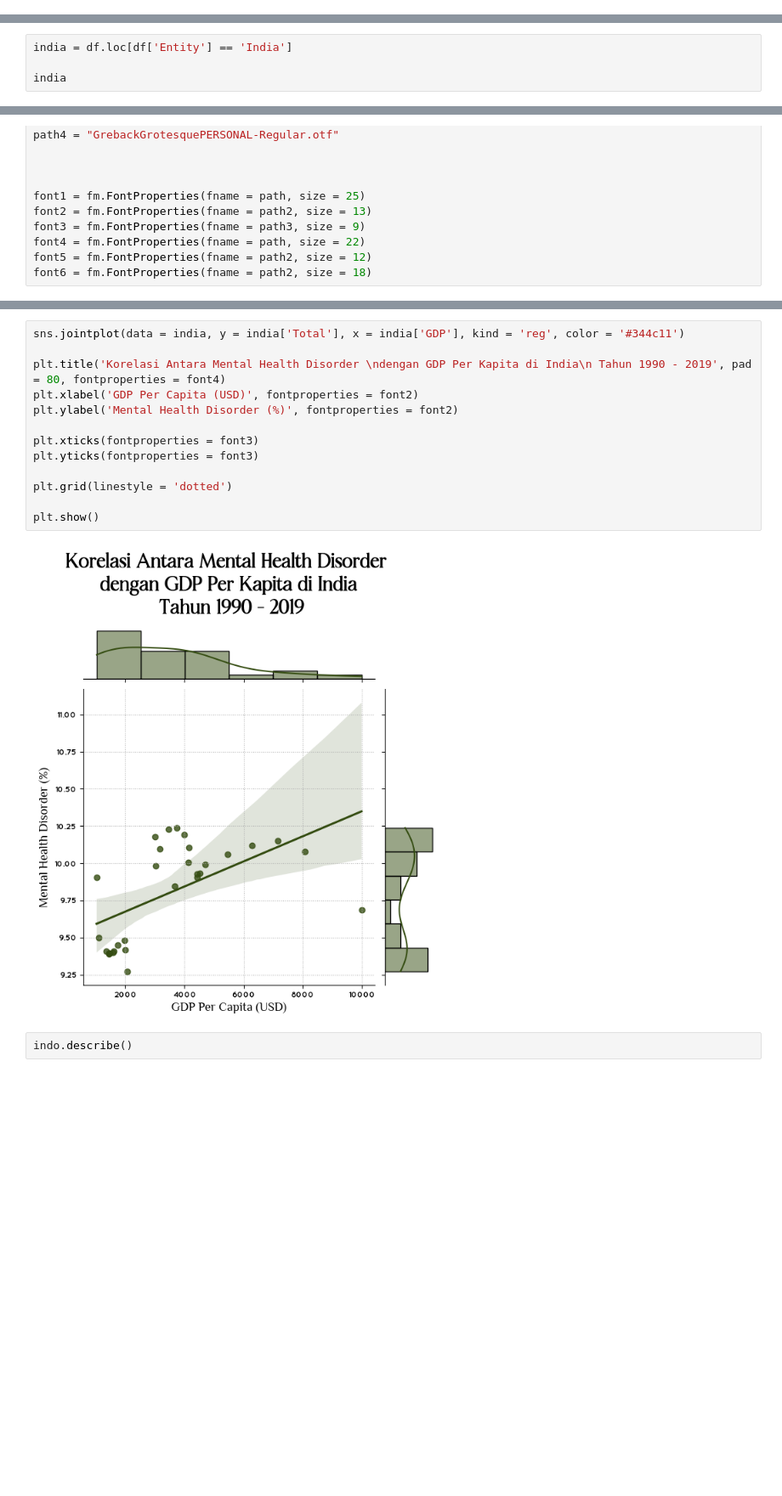
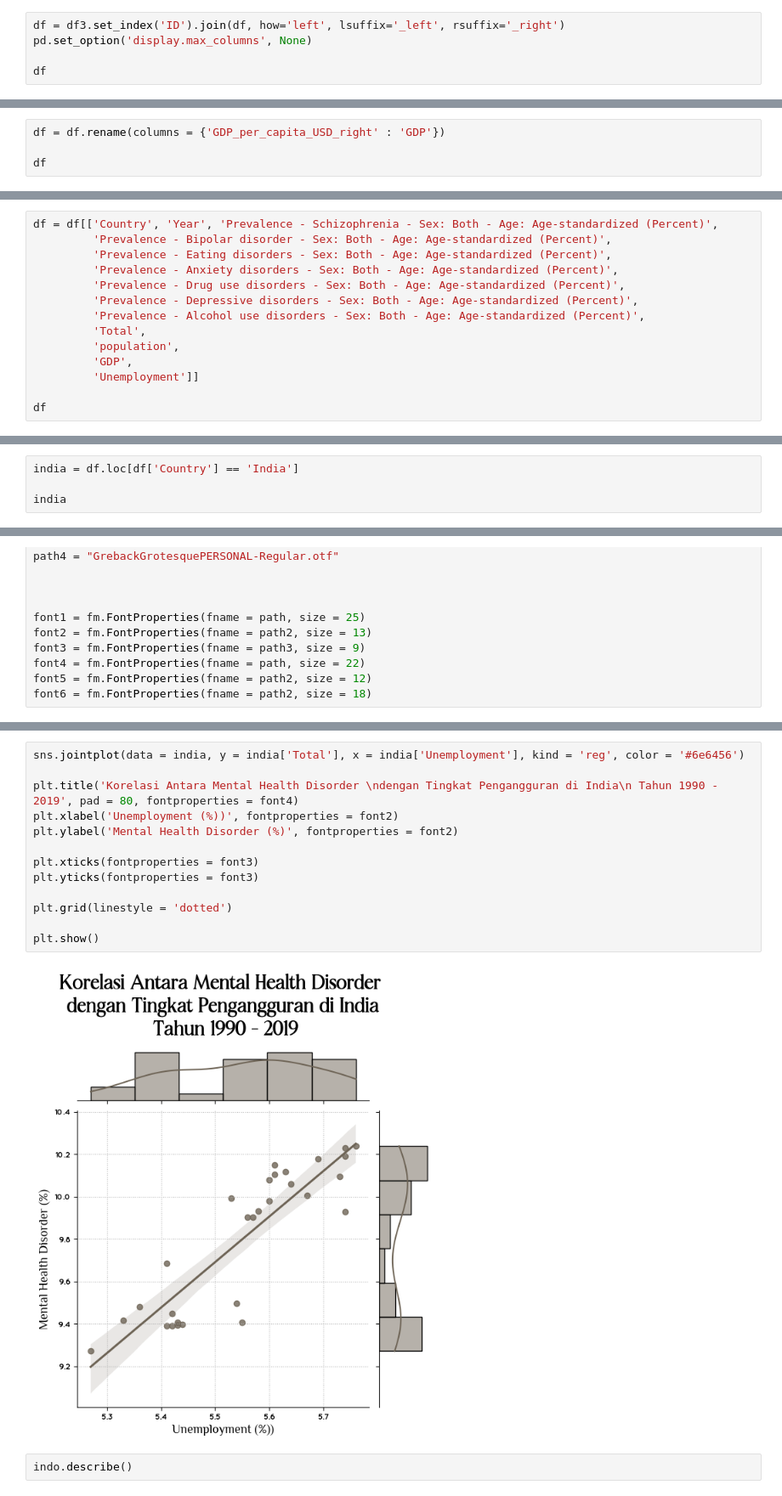
Before and after one commit to ikariyani/python-100daysChallenge, a Jupyter notebook: PROJECT/DAY 98/MENTAL HEALTH DISORDER DAY 8.ipynb, the cells around one changed output, grey strips where cells are left out. Shown at 85% size. Saved outputs shown, nothing was run; the diff lists cells and outputs as text; blank space fills up the shorter version.

```diff
--- a/PROJECT/DAY 98/MENTAL HEALTH DISORDER DAY 8.ipynb
+++ b/PROJECT/DAY 98/MENTAL HEALTH DISORDER DAY 8.ipynb
@@ -331,0 +569,5 @@ merge
+# %%
+df = df3.set_index('ID').join(df, how='left', lsuffix='_left', rsuffix='_right')
+pd.set_option('display.max_columns', None)
+
+df
@@ -331,0 +593,4 @@ merge
+# %%
+df = df.rename(columns = {'GDP_per_capita_USD_right' : 'GDP'})
+
+df
@@ -331,0 +616,14 @@ merge
+# %%
+df = df[['Country', 'Year', 'Prevalence - Schizophrenia - Sex: Both - Age: Age-standardized (Percent)',
+         'Prevalence - Bipolar disorder - Sex: Both - Age: Age-standardized (Percent)',
+         'Prevalence - Eating disorders - Sex: Both - Age: Age-standardized (Percent)',
+         'Prevalence - Anxiety disorders - Sex: Both - Age: Age-standardized (Percent)',
+         'Prevalence - Drug use disorders - Sex: Both - Age: Age-standardized (Percent)',
+         'Prevalence - Depressive disorders - Sex: Both - Age: Age-standardized (Percent)',
+         'Prevalence - Alcohol use disorders - Sex: Both - Age: Age-standardized (Percent)',
+         'Total',
+         'population',
+         'GDP',
+         'Unemployment']]
+
+df
@@ -332,5 +649,5 @@ merge
 # %%
-india = df.loc[df['Entity'] == 'India']
+india = df.loc[df['Country'] == 'India']
 
 india
 # %% [output]
@@ -526,18 +845,18 @@ plt.show()
 # %%
-sns.jointplot(data = india, y = india['Total'], x = india['GDP'], kind = 'reg', color = '#344c11')
+sns.jointplot(data = india, y = india['Total'], x = india['Unemployment'], kind = 'reg', color = '#6e6456')
 
-plt.title('Korelasi Antara Mental Health Disorder \ndengan GDP Per Kapita di India\n Tahun 1990 - 2019', pad = 80, fontproperties = font4)
-plt.xlabel('GDP Per Capita (USD)', fontproperties = font2)
+plt.title('Korelasi Antara Mental Health Disorder \ndengan Tingkat Pengangguran di India\n Tahun 1990 - 2019', pad = 80, fontproperties = font4)
+plt.xlabel('Unemployment (%))', fontproperties = font2)
 plt.ylabel('Mental Health Disorder (%)', fontproperties = font2)
 
 plt.xticks(fontproperties = font3)
 plt.yticks(fontproperties = font3)
 
 plt.grid(linestyle = 'dotted')
 
 plt.show()
 # %% [output]
-[figure, old version]
+[figure, new version]
 # %%
 indo.describe()
 # %% [output]
```
Also changed, not shown: parts of 33 cells of this notebook, 5 other files.
